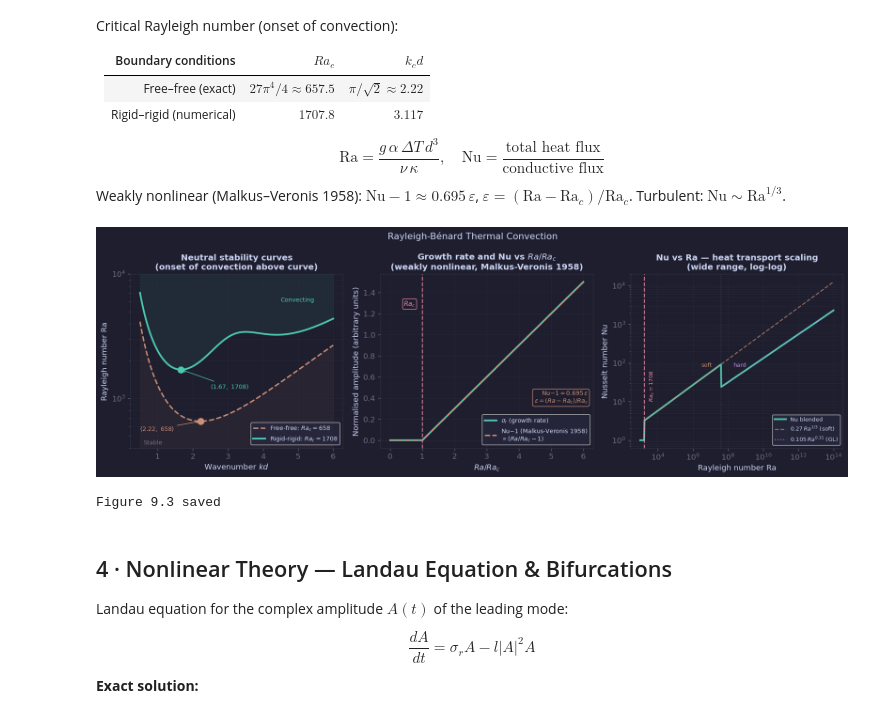
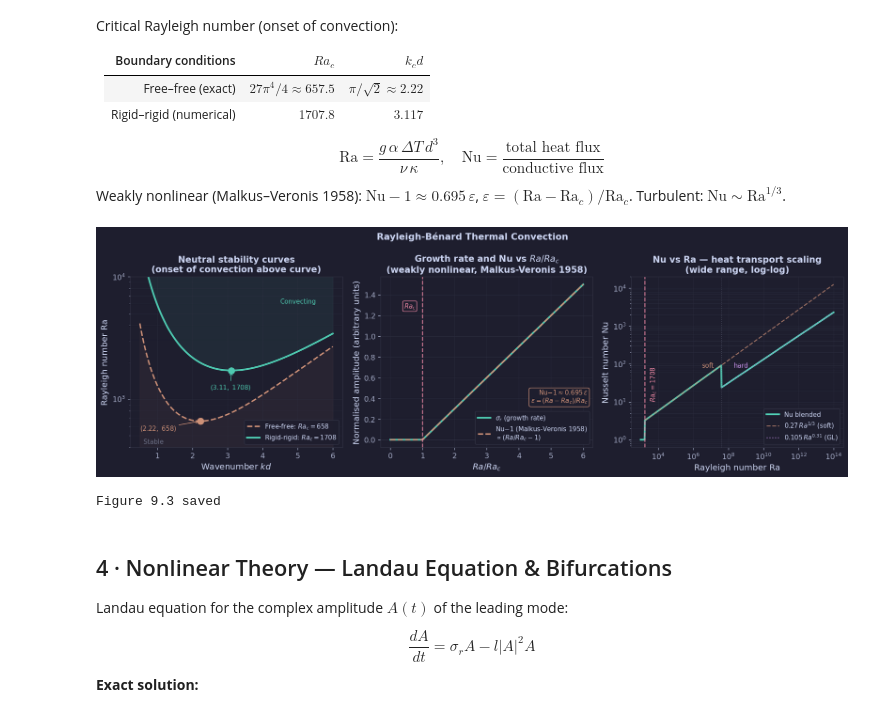
Before and after one commit to SeoulTechPSE/elementary_fluid_dynamics, a Jupyter notebook: ch09_colab.ipynb, the cells around one changed output. Drawn from its saved outputs; the diff is of its cells as text; code cells hidden in the pictures.

```diff
--- a/ch09_colab.ipynb
+++ b/ch09_colab.ipynb
@@ -250,13 +266,21 @@ k_n = np.linspace(0.5, 6.0, 500)
 Ra_free = (k_n**2 + np.pi**2)**3 / k_n**2
 k_c_free = np.pi/np.sqrt(2); Ra_c_free = 27*np.pi**4/4
 
-def Ra_rigid_exact(k):
-    Ra_ff = (k**2 + np.pi**2)**3 / k**2
-    corr  = 1 + 2.35/(1 + 0.8*(k-3.117)**2)
-    return Ra_ff*corr
+import scipy.linalg as sla
+def _cheb(N):
+    x = np.cos(np.pi*np.arange(N+1)/N); c = np.r_[2, np.ones(N-1), 2]*(-1)**np.arange(N+1)
+    X = np.tile(x, (N+1, 1)).T; dX = X - X.T
+    D = np.outer(c, 1/c)/(dX + np.eye(N+1)); D -= np.diag(D.sum(1)); return D
+def Ra_rigid_exact(k, N=30):
+    # Rigid-rigid neutral curve: (D²-k²)³w = -Ra k² w,  w = Dw = (D²-k²)²w = 0 at z = ±1/2
+    D = 2*_cheb(N); I = np.eye(N+1); L2 = D@D - k**2*I; M4 = L2@L2
+    A = M4@L2; B = -k**2*I
+    for i, row in [(0, I[0]), (N, I[N]), (1, D[0]), (N-1, D[N]), (2, M4[0]), (N-2, M4[N])]:
+        A[i] = row; B[i] = 0
+    ev = sla.eigvals(A, B); ev = ev[np.isfinite(ev)]
+    return ev[(abs(ev.imag) < 1e-6) & (ev.real > 0)].real.min()
 
-Ra_rig_raw = np.array([Ra_rigid_exact(k) for k in k_n])
-Ra_rig = Ra_rig_raw*(1708.0/Ra_rig_raw.min())
+Ra_rig = np.array([Ra_rigid_exact(k) for k in k_n])   # minimum 1707.8 at kd = 3.117
 
 ax.semilogy(k_n, Ra_free, color=ORANGE, lw=2, ls='--',
             label=f'Free-free: $Ra_c={Ra_c_free:.0f}$')
@@ -314,34 +338,34 @@ ax3 = axes[2]
 ax3.set_facecolor(BG)
 Ra_full = np.logspace(3, 14, 600)
 
 def Nu_combined(Ra):
     return np.where(Ra < 4e7, 0.27*Ra**(1/3), 0.105*Ra**0.31)
 
 Nu_out = np.where(Ra_full > Ra_c, Nu_combined(Ra_full), 1.0)
 ax3.loglog(Ra_full, Nu_out, color=TEAL, lw=2.5, label='Nu blended')
 mask1 = Ra_full > Ra_c
 mask2 = Ra_full > 4e7
 ax3.loglog(Ra_full[mask1], 0.27*Ra_full[mask1]**(1/3),
            color=ORANGE, lw=1.5, ls='--', alpha=0.7, label='$0.27\\,Ra^{1/3}$ (soft)')
 ax3.loglog(Ra_full[mask2], 0.105*Ra_full[mask2]**0.31,
            color=PURPLE, lw=1.5, ls=':', alpha=0.7, label='$0.105\\,Ra^{0.31}$ (GL)')
 
 ax3.axvline(Ra_c, color=PINK, lw=1.5, ls='--', alpha=0.8)
 ax3.axvline(4e7,  color=MUTED, lw=1, ls=':', alpha=0.5)
 # Labels on figure — outside curve region
 ax3.text(Ra_c*1.8, 10, '$Ra_c=1708$', color=PINK, fontsize=8, rotation=90, va='bottom')
 ax3.text(3e6, 80, 'soft', color=ORANGE, fontsize=8)
 ax3.text(2e8, 80, 'hard', color=PURPLE, fontsize=8)
 ax3.set_xlabel('Rayleigh number Ra'); ax3.set_ylabel('Nusselt number Nu')
 ax3.set_title('Nu vs Ra — heat transport scaling\n(wide range, log-log)')
 ax3.legend(fontsize=8, loc='lower right'); ax3.grid(True, which='both', lw=0.3)
 
 plt.tight_layout()
 plt.savefig('ch09_fig3_convection.png', dpi=150, bbox_inches='tight', facecolor=BG)
 plt.show()
 print("Figure 9.3 saved")
 # %% [output]
-[figure, old version]
+[figure, new version]
 Figure 9.3 saved
 # %% [markdown]
 ## 4 · Nonlinear Theory — Landau Equation & Bifurcations
```
Also changed, not shown: parts of 8 cells of this notebook, 3 other files.
